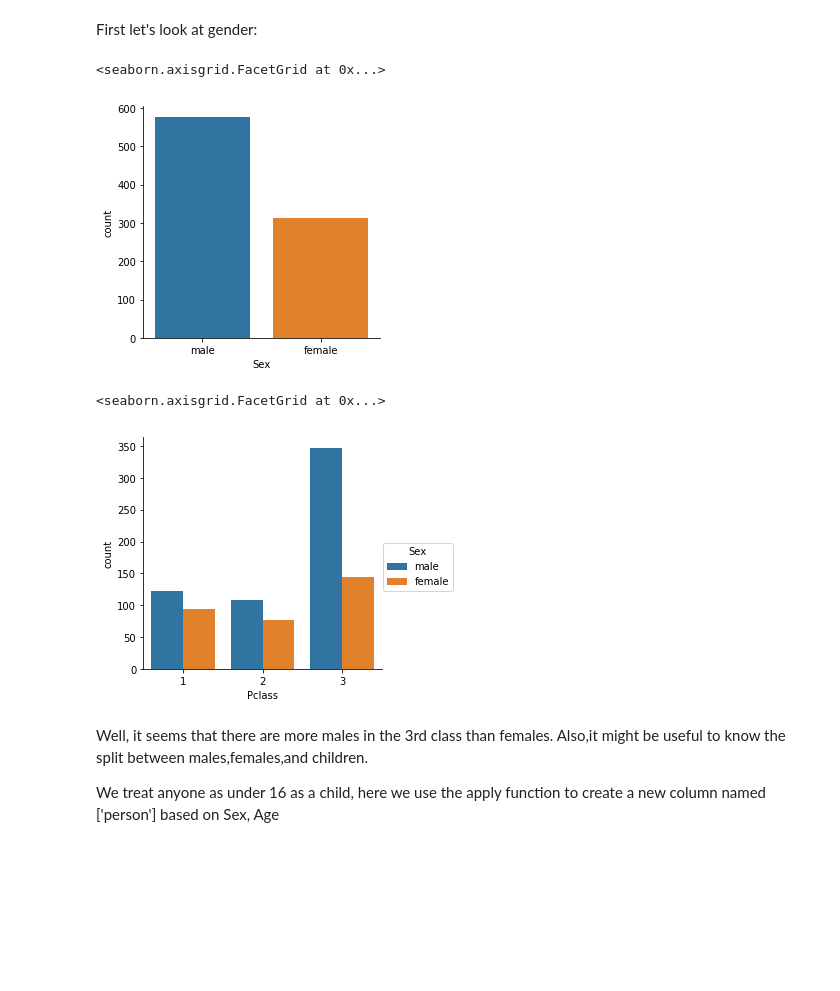
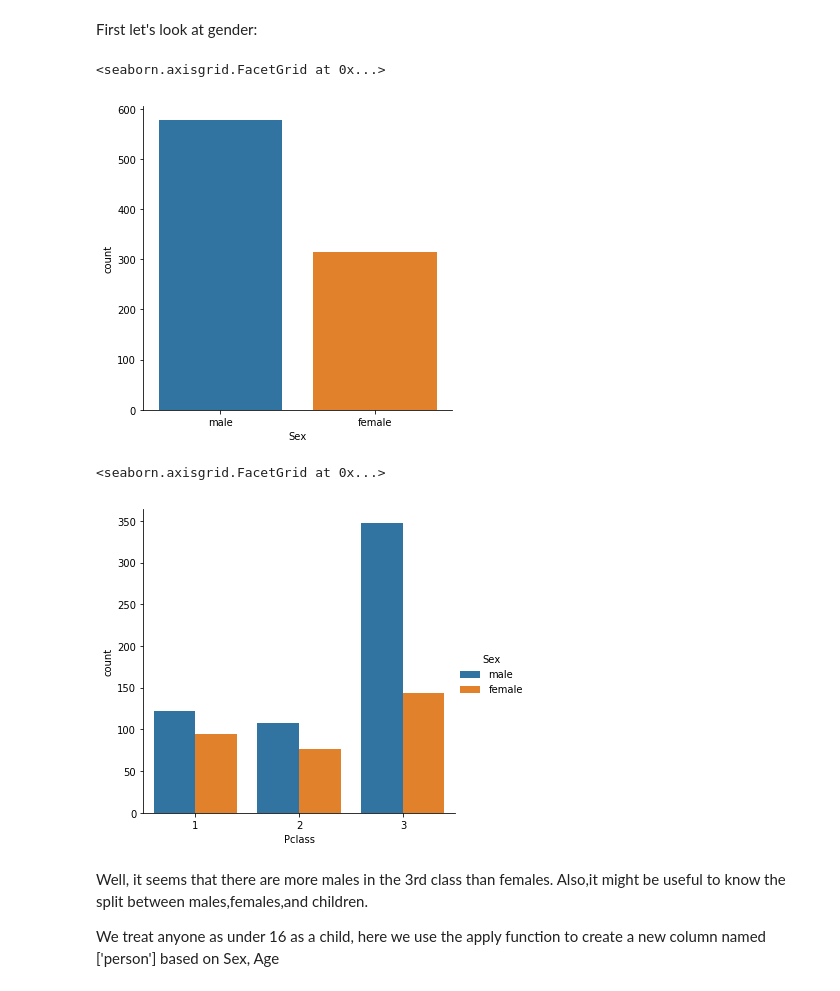
Before and after one commit to yaozeliang/Data_Analysis_Titanic, a Jupyter notebook: Titanic_Analysis_Basic.ipynb, the cells around one changed output. Drawn from its saved outputs; the diff is of its cells as text; code cells hidden in the pictures; blank space fills up the shorter version.

```diff
--- a/Titanic_Analysis_Basic.ipynb
+++ b/Titanic_Analysis_Basic.ipynb
@@ -60,18 +60,18 @@ import seaborn as sns
 # %% [markdown]
 First let's look at gender:
 # %%
-sns.factorplot('Sex',data=titanic_df,kind="count")
+sns.catplot('Sex',data=titanic_df,kind="count")
 # You can also change your preference of color by passing the argument【 palette='winter'】or 【 palette='summer'】
-# eample ： sns.factorplot('Sex',data=titanic_df,kind="count",palette='winter')
+# eample ： sns.catplot('Sex',data=titanic_df,kind="count",palette='winter')
 # %% [output]
 <seaborn.axisgrid.FacetGrid at 0x...>
-[figure, old version]
+[figure, new version]
 # %%
 # We can seperate the genders by classes, using the 'hue' arguement !
-sns.factorplot('Pclass',data=titanic_df,kind="count",hue='Sex')
+sns.catplot('Pclass',data=titanic_df,kind="count",hue='Sex')
 # %% [output]
 <seaborn.axisgrid.FacetGrid at 0x...>
-[figure, old version]
+[figure, new version]
 # %% [markdown]
 Well, it seems that there are more males in the 3rd class than females. Also,it might be useful to know the split between males,females,and children.
 
```
Also changed, not shown: parts of 13 cells of this notebook.
